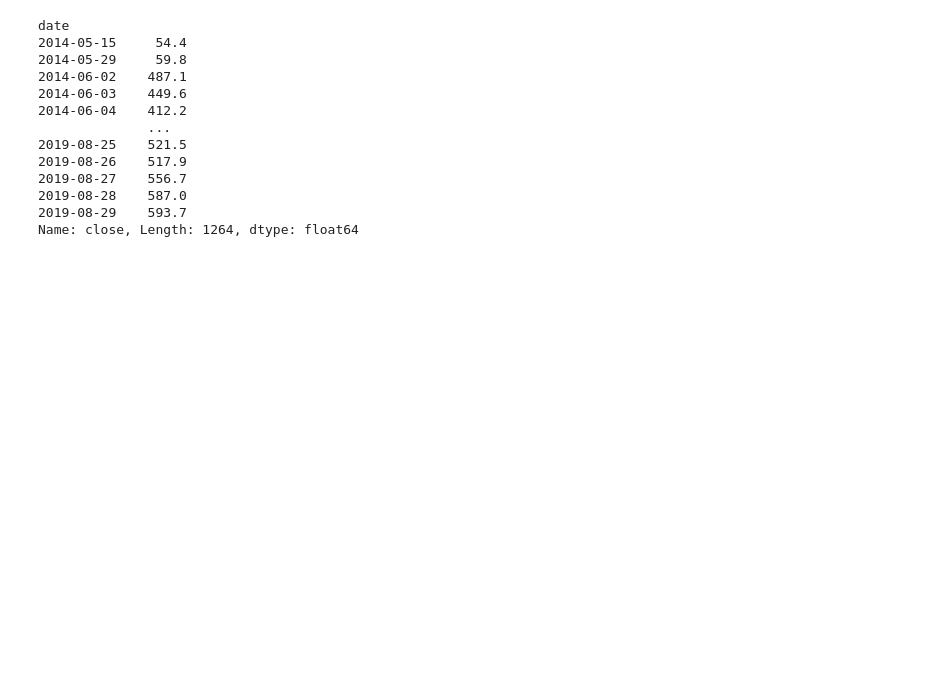
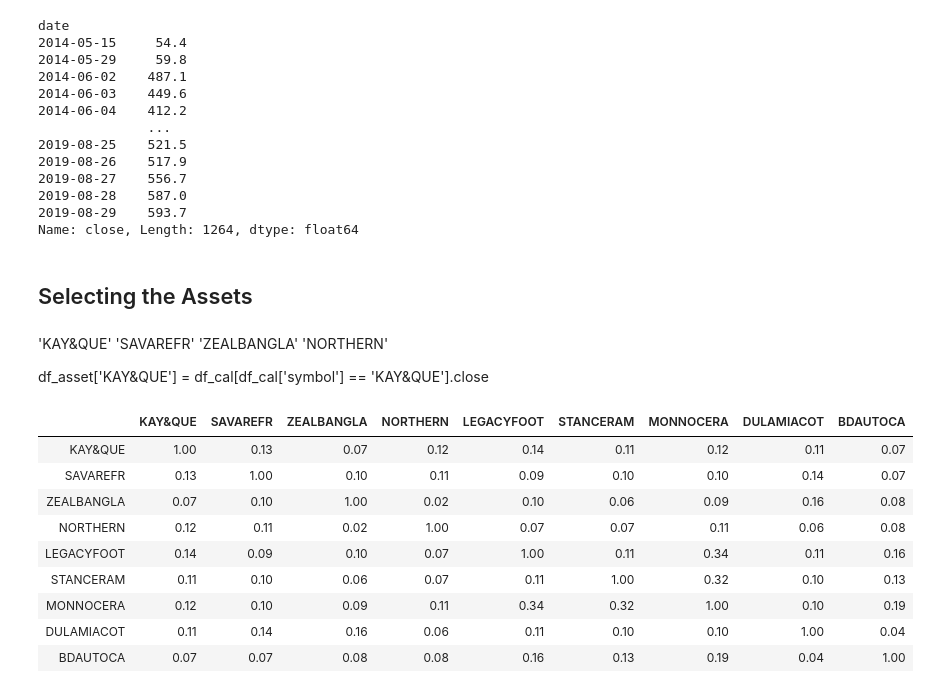
Before and after one commit to kalam360/dse-stock-analysis, a Jupyter notebook: sy-portfolio/analysis-starting-point.ipynb, the cells around one changed output. Saved outputs shown, nothing was run; the diff lists cells and outputs as text; code cells hidden in the pictures; blank space fills up the shorter version.

```diff
--- a/sy-portfolio/analysis-starting-point.ipynb
+++ b/sy-portfolio/analysis-starting-point.ipynb
@@ -237,3 +226,31 @@ date
 2019-08-28    587.0
 2019-08-29    593.7
 Name: close, Length: 1264, dtype: float64
+# %% [markdown]
+## Selecting the Assets
+# %% [markdown]
+'KAY&QUE'
+'SAVAREFR'
+'ZEALBANGLA'
+'NORTHERN'
+
+
+df_asset['KAY&QUE'] = df_cal[df_cal['symbol'] == 'KAY&QUE'].close
+# %%
+assets = ['KAY&QUE', 'SAVAREFR', 'ZEALBANGLA', 'NORTHERN', 'LEGACYFOOT', 'STANCERAM', 'MONNOCERA', 'DULAMIACOT', 'BDAUTOCA']
+df_asset = pd.DataFrame()
+for asset in assets:
+    df_asset[asset] = df_cal[df_cal['symbol'] == asset].close
+# %%
+round(df_asset.pct_change().corr(),2)
+# %% [output]
+|  | KAY&QUE | SAVAREFR | ZEALBANGLA | NORTHERN | LEGACYFOOT | STANCERAM | MONNOCERA | DULAMIACOT | BDAUTOCA |
+| KAY&QUE | 1.00 | 0.13 | 0.07 | 0.12 | 0.14 | 0.11 | 0.12 | 0.11 | 0.07 |
+| SAVAREFR | 0.13 | 1.00 | 0.10 | 0.11 | 0.09 | 0.10 | 0.10 | 0.14 | 0.07 |
+| ZEALBANGLA | 0.07 | 0.10 | 1.00 | 0.02 | 0.10 | 0.06 | 0.09 | 0.16 | 0.08 |
+| NORTHERN | 0.12 | 0.11 | 0.02 | 1.00 | 0.07 | 0.07 | 0.11 | 0.06 | 0.08 |
+| LEGACYFOOT | 0.14 | 0.09 | 0.10 | 0.07 | 1.00 | 0.11 | 0.34 | 0.11 | 0.16 |
+| STANCERAM | 0.11 | 0.10 | 0.06 | 0.07 | 0.11 | 1.00 | 0.32 | 0.10 | 0.13 |
+| MONNOCERA | 0.12 | 0.10 | 0.09 | 0.11 | 0.34 | 0.32 | 1.00 | 0.10 | 0.19 |
+| DULAMIACOT | 0.11 | 0.14 | 0.16 | 0.06 | 0.11 | 0.10 | 0.10 | 1.00 | 0.04 |
+| BDAUTOCA | 0.07 | 0.07 | 0.08 | 0.08 | 0.16 | 0.13 | 0.19 | 0.04 | 1.00 |
```
Also changed, not shown: parts of 7 cells of this notebook, 3 other files.
